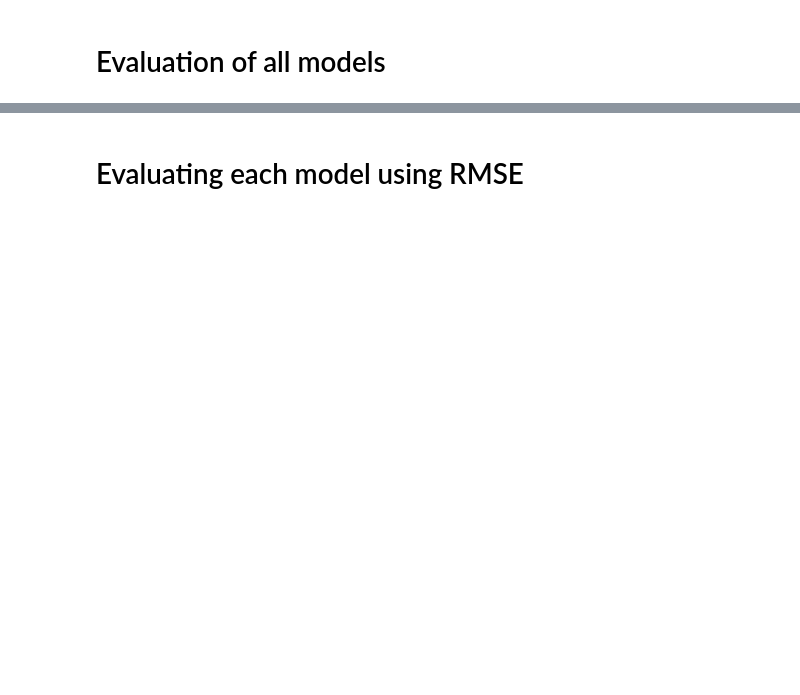
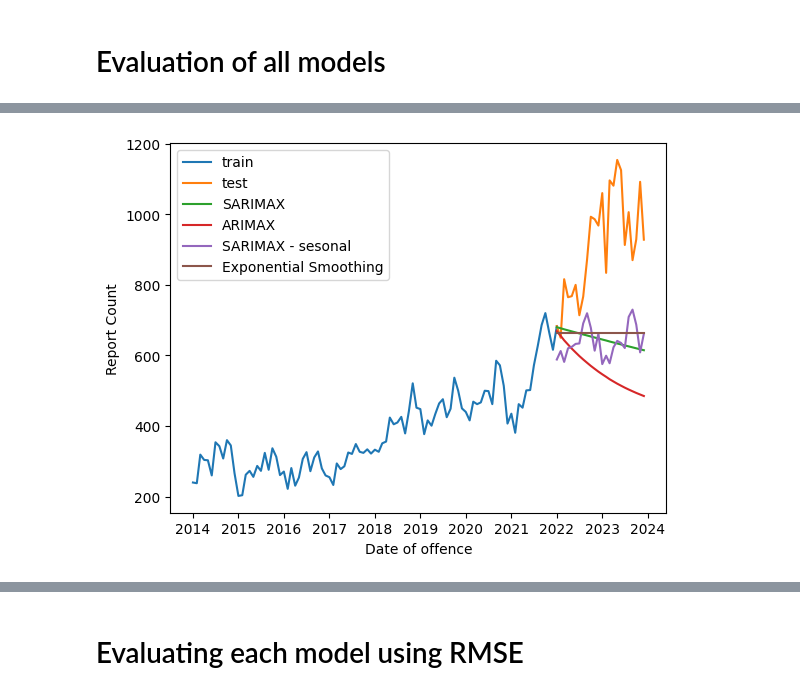
Before and after one commit to DavidToca/ML-Toronto-AutoTheft, a Jupyter notebook: ML_AutoTheft_Toronto.ipynb, the cells around one changed output, grey strips where cells are left out. Saved outputs shown, nothing was run; the diff lists cells and outputs as text; code cells hidden in the pictures; blank space fills up the shorter version.

```diff
--- a/ML_AutoTheft_Toronto.ipynb
+++ b/ML_AutoTheft_Toronto.ipynb
@@ -406,8 +420,9 @@ display_autotheft()
 # %%
 from statsmodels.tsa.statespace.sarimax import SARIMAX
+from sklearn.model_selection import GridSearchCV
 
 def evaluate_sarimax():
-  model = SARIMAX(y, order = (1, 0, 0))
+  model = SARIMAX(y_train, order = (1, 0, 0))
   sarimax_model = model.fit()
   start = len(train)
   end = len(train) + len(test) - 1
@@ -417,9 +432,22 @@ def evaluate_sarimax():
   for i, value in enumerate(predictions):
     y_pred_df[i] = predictions[i]
   return y_pred_df
+# %%
+from statsmodels.tsa.holtwinters import ExponentialSmoothing
+
+def evaluate_exponential_smoothing():
+  model = ExponentialSmoothing(y_train)
+  fit_model = model.fit(smoothing_level=0.5, smoothing_slope=0.5)
+
+  predictions = fit_model.forecast(len(test))
+
+  y_pred_df = test.copy()
+  for i, value in enumerate(predictions):
+    y_pred_df[i] = predictions[i]
+  return y_pred_df
 # %%
 def evaluate_sarimax_sesonal():
-  model = SARIMAX(y, order = (1, 0, 0), seasonal_order=(2,2,2,12))
+  model = SARIMAX(y_train, order = (1, 0, 0), seasonal_order=(2,2,2,12))
   sarimax_model = model.fit()
   start = len(train)
   end = len(train) + len(test) - 1
@@ -433,7 +461,7 @@ def evaluate_sarimax_sesonal():
 from statsmodels.tsa.arima.model import ARIMA
 
 def evaluate_arimax():
-  model = ARIMA(y, order = (1, 0, 0))
+  model = ARIMA(y_train, order = (1, 0, 0))
   sarimax_model = model.fit()
   start = len(train)
   end = len(train) + len(test) - 1
@@ -464,0 +631,15 @@ def evaluate_profet():
+# %%
+import numpy as np
+from sklearn.metrics import mean_squared_error
+
+arimax_models = {
+    "SARIMAX": evaluate_sarimax(),
+    "ARIMAX": evaluate_arimax(),
+    "SARIMAX - sesonal": evaluate_sarimax_sesonal(),
+    "Exponential Smoothing": evaluate_exponential_smoothing()
+}
+
+
+display_autotheft(arimax_models)
+# %% [output]
+[figure, added]
```
Also changed, not shown: parts of 15 cells of this notebook.
